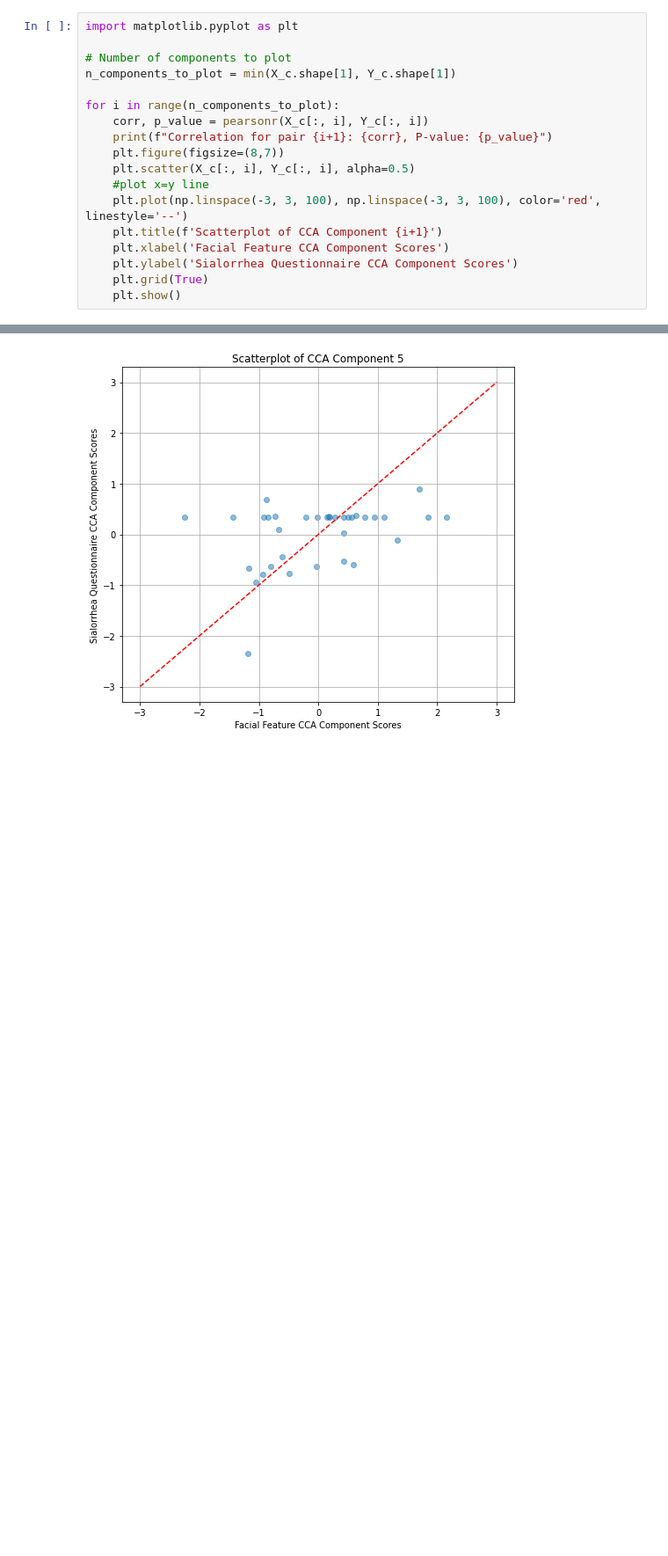
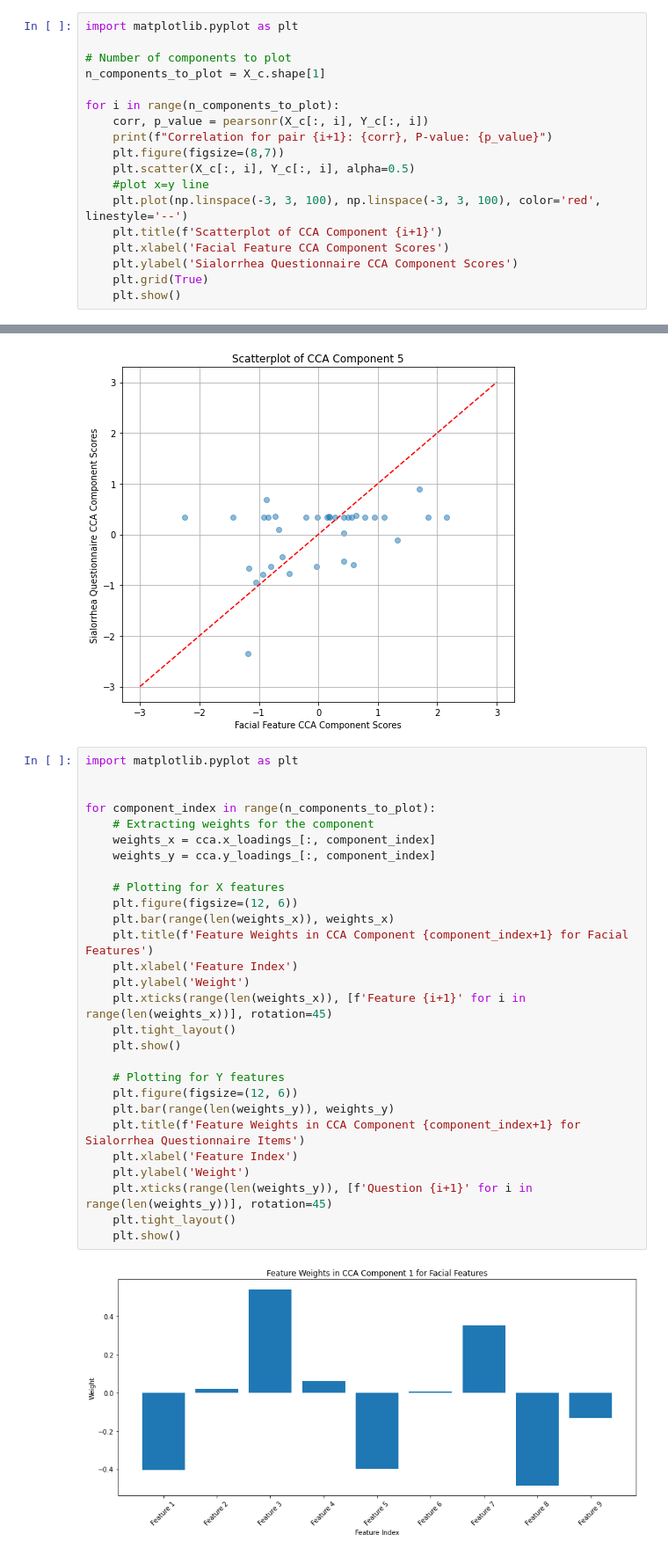
Before and after one commit to McKeownLab/Sialorrhea, a Jupyter notebook: feature_analysis.ipynb, the cells around one changed output, grey strips where cells are left out. Shown: that part at 88% size. Cells and saved outputs as stored; diff of their text form; blank space fills up the shorter version.

```diff
--- a/feature_analysis.ipynb
+++ b/feature_analysis.ipynb
@@ -415,7 +417,7 @@ X_c, Y_c = cca.transform(X, Y)
 import matplotlib.pyplot as plt
 
 # Number of components to plot
-n_components_to_plot = min(X_c.shape[1], Y_c.shape[1])
+n_components_to_plot = X_c.shape[1]
 
 for i in range(n_components_to_plot):
     corr, p_value = pearsonr(X_c[:, i], Y_c[:, i])
@@ -440,3 +442,33 @@ Correlation for pair 4: 0.5035433650555365, P-value: 0.0020448826320592674
 [figure]
 Correlation for pair 5: 0.36408394395250354, P-value: 0.03154471411934946
 [figure]
+# %%
+import matplotlib.pyplot as plt
+
+
+for component_index in range(n_components_to_plot):
+    # Extracting weights for the component
+    weights_x = cca.x_loadings_[:, component_index]
+    weights_y = cca.y_loadings_[:, component_index]
+
+    # Plotting for X features
+    plt.figure(figsize=(12, 6))
+    plt.bar(range(len(weights_x)), weights_x)
+    plt.title(f'Feature Weights in CCA Component {component_index+1} for Facial Features')
+    plt.xlabel('Feature Index')
+    plt.ylabel('Weight')
+    plt.xticks(range(len(weights_x)), [f'Feature {i+1}' for i in range(len(weights_x))], rotation=45)
+    plt.tight_layout()
+    plt.show()
+
+    # Plotting for Y features
+    plt.figure(figsize=(12, 6))
+    plt.bar(range(len(weights_y)), weights_y)
+    plt.title(f'Feature Weights in CCA Component {component_index+1} for Sialorrhea Questionnaire Items')
+    plt.xlabel('Feature Index')
+    plt.ylabel('Weight')
+    plt.xticks(range(len(weights_y)), [f'Question {i+1}' for i in range(len(weights_y))], rotation=45)
+    plt.tight_layout()
+    plt.show()
+# %% [output]
+[figure, added]
```
Also changed, not shown: parts of 3 cells of this notebook.
